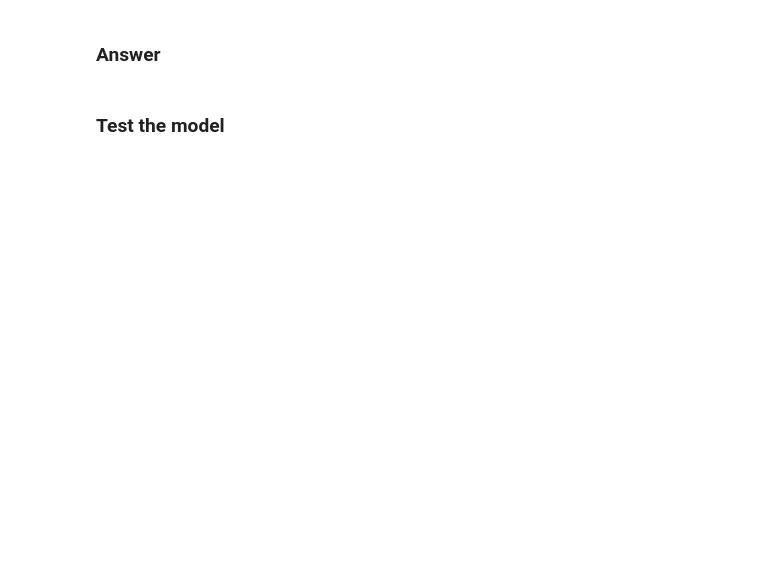
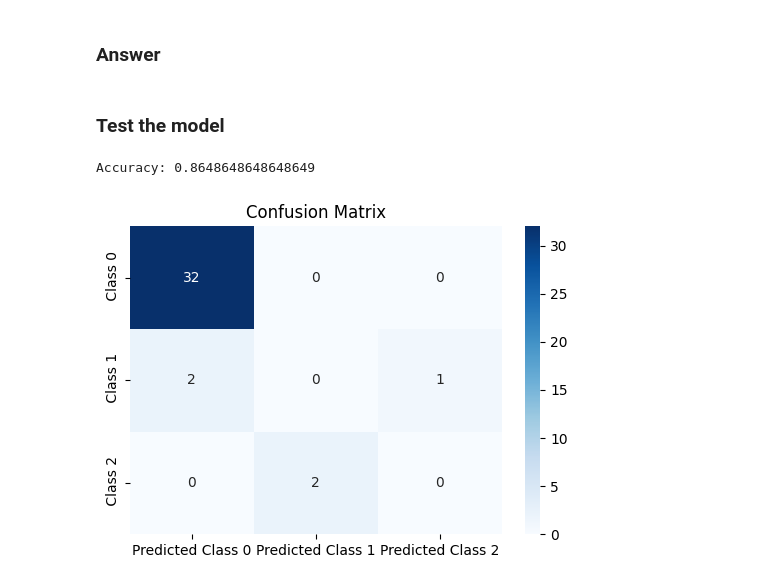
Before and after one commit to GDSC-PolSl/ML-Sessions-01, a Jupyter notebook: ML_Sessions_01.ipynb, the cells around one changed output. Cells and saved outputs as stored; diff of their text form; code cells hidden in the pictures; blank space fills up the shorter version.

```diff
--- a/ML_Sessions_01.ipynb
+++ b/ML_Sessions_01.ipynb
@@ -368,7 +368,9 @@ from sklearn.metrics import accuracy_score, precision_score, recall_score, f1_sc
 # %%
 # Load Titanic dataset
 # You can replace 'titanic.csv' with the path to your Titanic dataset file
-data = pd.read_csv('titanic.csv')
+data = pd.read_csv('train.csv')
+data.dropna(inplace=True) # Remove null values from dataset to train model.
+# NOTE: a better approach is to apply data preprocessing techniques to fill in this data, for instance using the mean, median or mode.
 # %%
 # Convert categorical variable into dummy/indicator variables
 data = pd.get_dummies(data)
@@ -375,7 +400,7 @@ data = pd.get_dummies(data)
 # %%
 # Define predictors and target variable
-X = data.drop("Rings", axis=1)
-y = data["Rings"]
+X = data.drop("Pclass", axis=1)
+y = data["Pclass"]
 # %% [markdown]
 ### Exercise: Set a testing size and random state
 * test_size: This parameter determines the proportion of the dataset to include in the test split. It can be set to a float between 0.0 and 1.0. For example, test_size=0.2 means 20% of the data will be used for testing.
@@ -397,5 +422,5 @@ X_train, X_test, y_train, y_test = train_test_split(X, y, test_size=0.2, random_
 # %%
 # Train a Decision Tree model
 # Experiment with different hyperparameters
-model = DecisionTreeClassifier(_____)
+model = DecisionTreeClassifier(random_state=42)
 model.fit(X_train, y_train)
@@ -424,23 +443,24 @@ print(f'F1 Score: {f1}')
+# %%
+print(f'Accuracy: {accuracy}')
+# %% [output]
+Accuracy: 0.8648648648648649
 # %%
 # Import necessary libraries
 import matplotlib.pyplot as plt
 import seaborn as sns
 from sklearn.metrics import confusion_matrix
 from sklearn.tree import plot_tree
 
 # Create a confusion matrix
 cm = confusion_matrix(y_test, y_pred)
 
 # Create a DataFrame from the confusion matrix
-cm_df = pd.DataFrame(cm, columns=['Predicted Negative', 'Predicted Positive'], index=['Actual Negative', 'Actual Positive'])
+cm_df = pd.DataFrame(cm, columns=['Predicted Class 0', 'Predicted Class 1', 'Predicted Class 2'], index=[' Class 0', ' Class 1', ' Class 2'])
 
 # Create a heatmap from the DataFrame
 plt.figure(figsize=(6, 4))
 sns.heatmap(cm_df, annot=True, cmap='Blues', fmt='g')
 plt.title('Confusion Matrix')
 plt.show()
-
-# Create a tree diagram
-plt.figure(figsize=(12, 8))
-plot_tree(model, filled=True, feature_names=X.columns, class_names=['Died', 'Survived'], proportion=True)
-plt.show()
+# %% [output]
+[figure, added]
```
Also changed, not shown: parts of 15 cells of this notebook.
